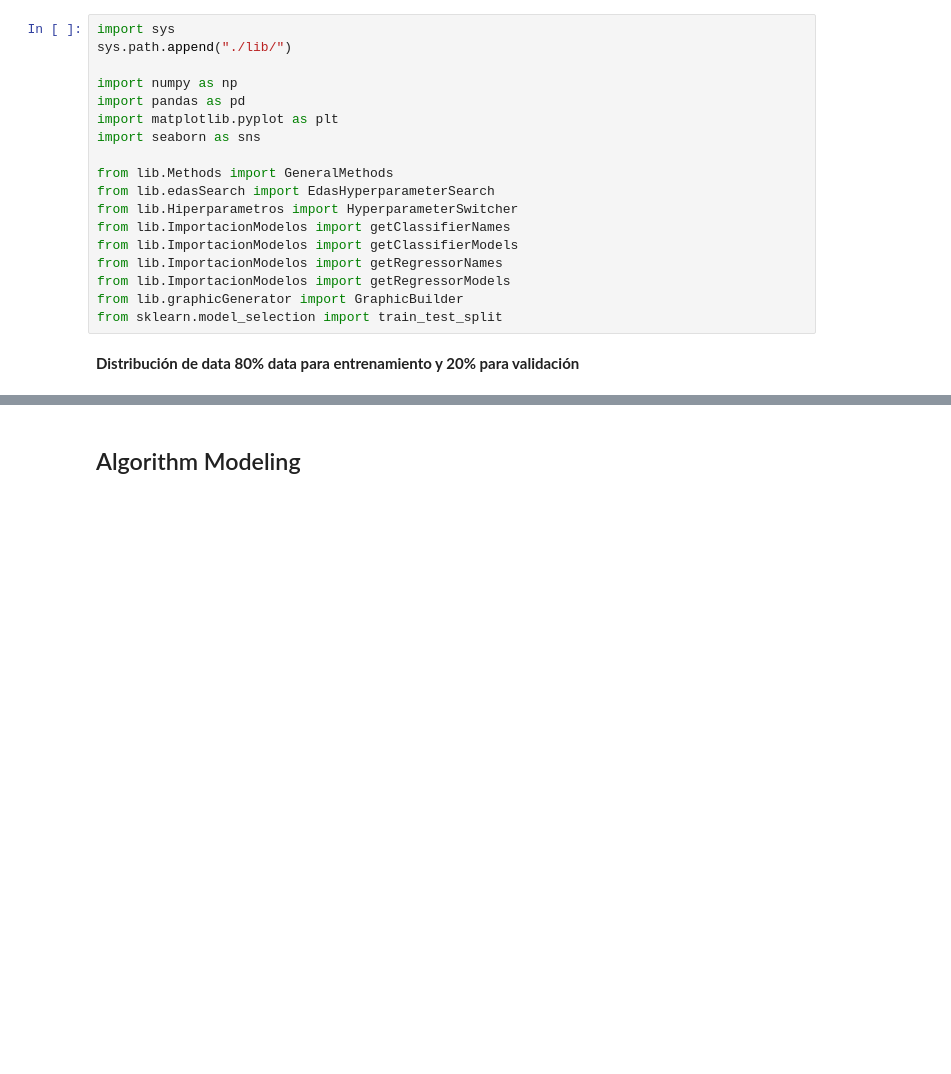
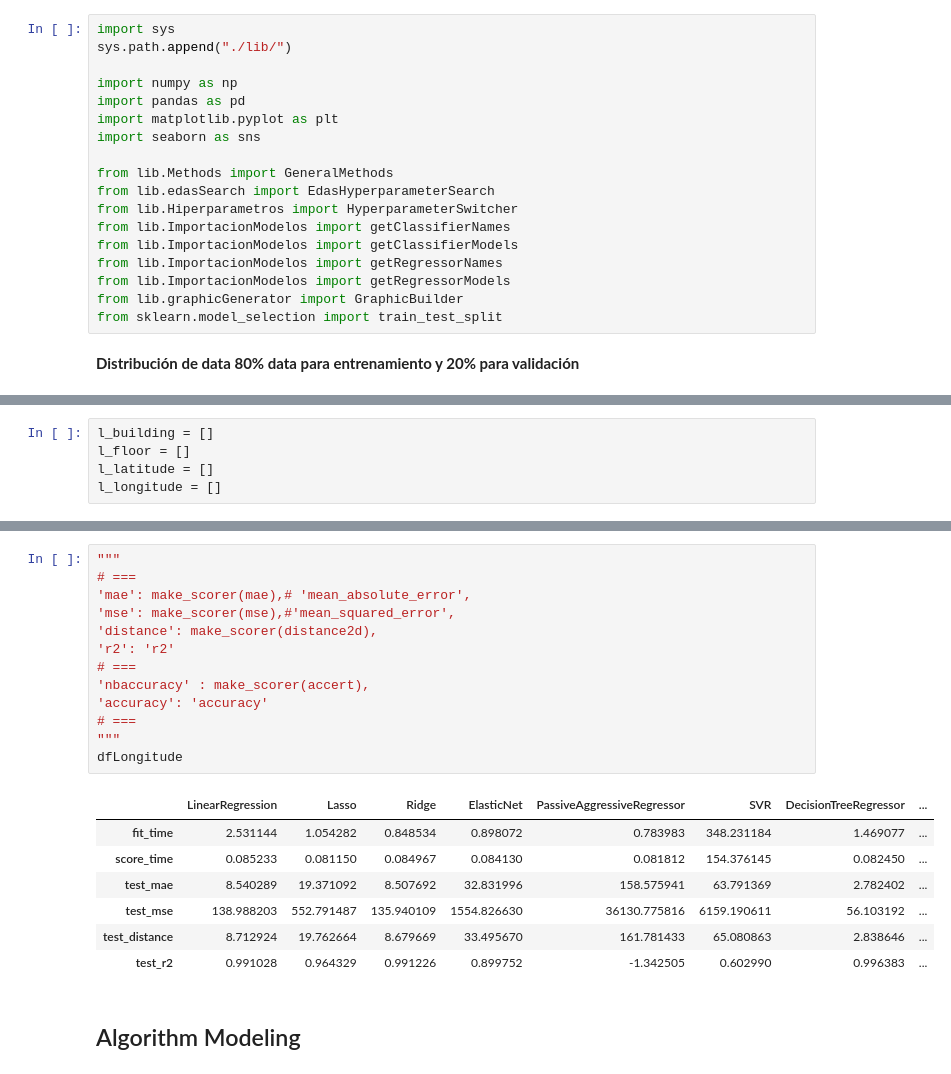
Before and after one commit to ohuarcaya/HyperparameterSearch, a Jupyter notebook: mhSearch/DataModeling.ipynb, the cells around one changed output, grey strips where cells are left out. Saved outputs shown, nothing was run; the diff lists cells and outputs as text; blank space fills up the shorter version.

```diff
--- a/mhSearch/DataModeling.ipynb
+++ b/mhSearch/DataModeling.ipynb
@@ -52,0 +35,5 @@ Y
+# %%
+l_building = []
+l_floor = []
+l_latitude = []
+l_longitude = []
@@ -53,3 +288,24 @@ Y
+# %%
+"""
+# ===
+'mae': make_scorer(mae),# 'mean_absolute_error',
+'mse': make_scorer(mse),#'mean_squared_error',
+'distance': make_scorer(distance2d),
+'r2': 'r2'
+# ===
+'nbaccuracy' : make_scorer(accert),
+'accuracy': 'accuracy'
+# ===
+"""
+dfLongitude
+# %% [output]
+|  | LinearRegression | Lasso | Ridge | ElasticNet | PassiveAggressiveRegressor | SVR | DecisionTreeRegressor | ... |
+| fit_time | 2.531144 | 1.054282 | 0.848534 | 0.898072 | 0.783983 | 348.231184 | 1.469077 | ... |
+| score_time | 0.085233 | 0.081150 | 0.084967 | 0.084130 | 0.081812 | 154.376145 | 0.082450 | ... |
+| test_mae | 8.540289 | 19.371092 | 8.507692 | 32.831996 | 158.575941 | 63.791369 | 2.782402 | ... |
+| test_mse | 138.988203 | 552.791487 | 135.940109 | 1554.826630 | 36130.775816 | 6159.190611 | 56.103192 | ... |
+| test_distance | 8.712924 | 19.762664 | 8.679669 | 33.495670 | 161.781433 | 65.080863 | 2.838646 | ... |
+| test_r2 | 0.991028 | 0.964329 | 0.991226 | 0.899752 | -1.342505 | 0.602990 | 0.996383 | ... |
 # %% [markdown]
 ## Algorithm Modeling
 # %% [markdown]
```
Also changed, not shown: parts of 9 cells of this notebook, 3 other files.
